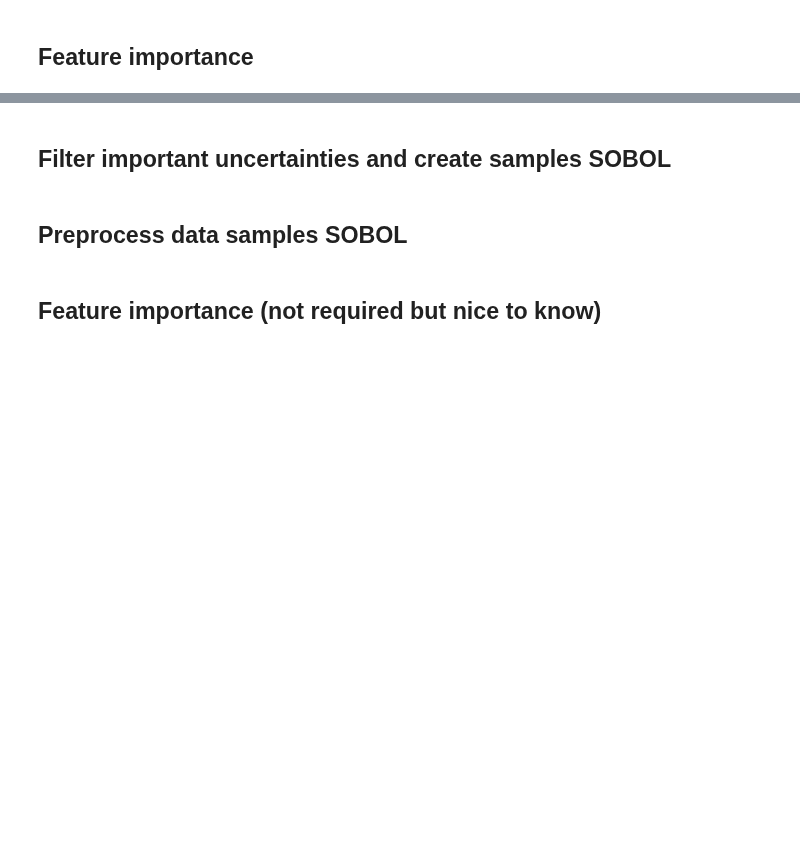
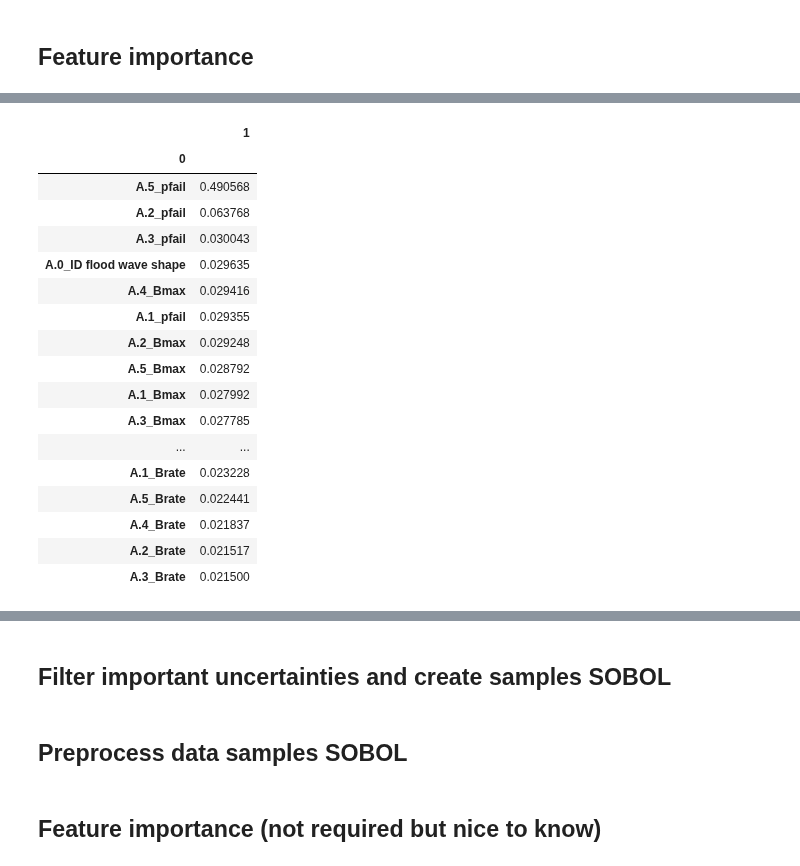
Before and after one commit to roesel1/EPA141A---MD, a Jupyter notebook: final assignment/Open_Exploration_Scen.ipynb, the cells around one changed output, grey strips where cells are left out. Drawn from its saved outputs; the diff is of its cells as text; code cells hidden in the pictures; blank space fills up the shorter version.

```diff
--- a/final assignment/Open_Exploration_Scen.ipynb
+++ b/final assignment/Open_Exploration_Scen.ipynb
@@ -88,0 +73,31 @@ plt.show()
+# %%
+from ema_workbench.analysis import RuleInductionType
+
+
+y = (
+    (df_feature_importance_out["A.5_Expected Number of Deaths"] > list(np.sort(df_feature_importance_out["A.5_Expected Number of Deaths"]))[np.int64(0.80* len(df_feature_importance_out["A.5_Expected Number of Deaths"]))])
+    |
+    (df_feature_importance_out['A.5_Expected Annual Damage'] > list(np.sort(df_feature_importance_out['A.5_Expected Annual Damage']))[np.int64(0.8* len(df_feature_importance_out['A.5_Expected Annual Damage']))])
+     )
+
+fs, alg = feature_scoring.get_ex_feature_scores(x, y, mode=RuleInductionType.CLASSIFICATION)
+fs.sort_values(ascending=False, by=1)
+# %% [output]
+|  | 1 |
+| 0 |  |
+| A.5_pfail | 0.490568 |
+| A.2_pfail | 0.063768 |
+| A.3_pfail | 0.030043 |
+| A.0_ID flood wave shape | 0.029635 |
+| A.4_Bmax | 0.029416 |
+| A.1_pfail | 0.029355 |
+| A.2_Bmax | 0.029248 |
+| A.5_Bmax | 0.028792 |
+| A.1_Bmax | 0.027992 |
+| A.3_Bmax | 0.027785 |
+| ... | ... |
+| A.1_Brate | 0.023228 |
+| A.5_Brate | 0.022441 |
+| A.4_Brate | 0.021837 |
+| A.2_Brate | 0.021517 |
+| A.3_Brate | 0.021500 |
```
Also changed, not shown: parts of 29 cells of this notebook, 7 other files.
